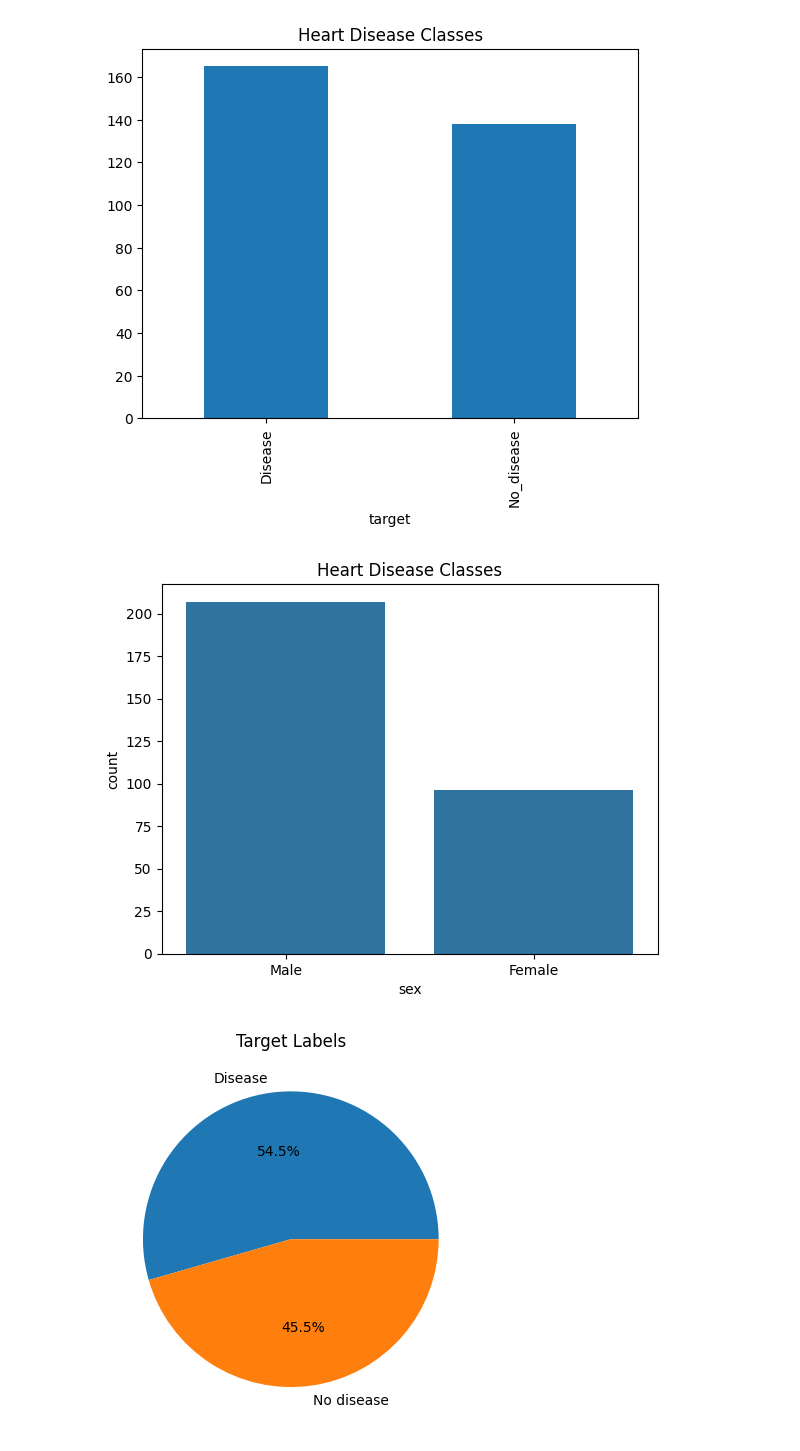
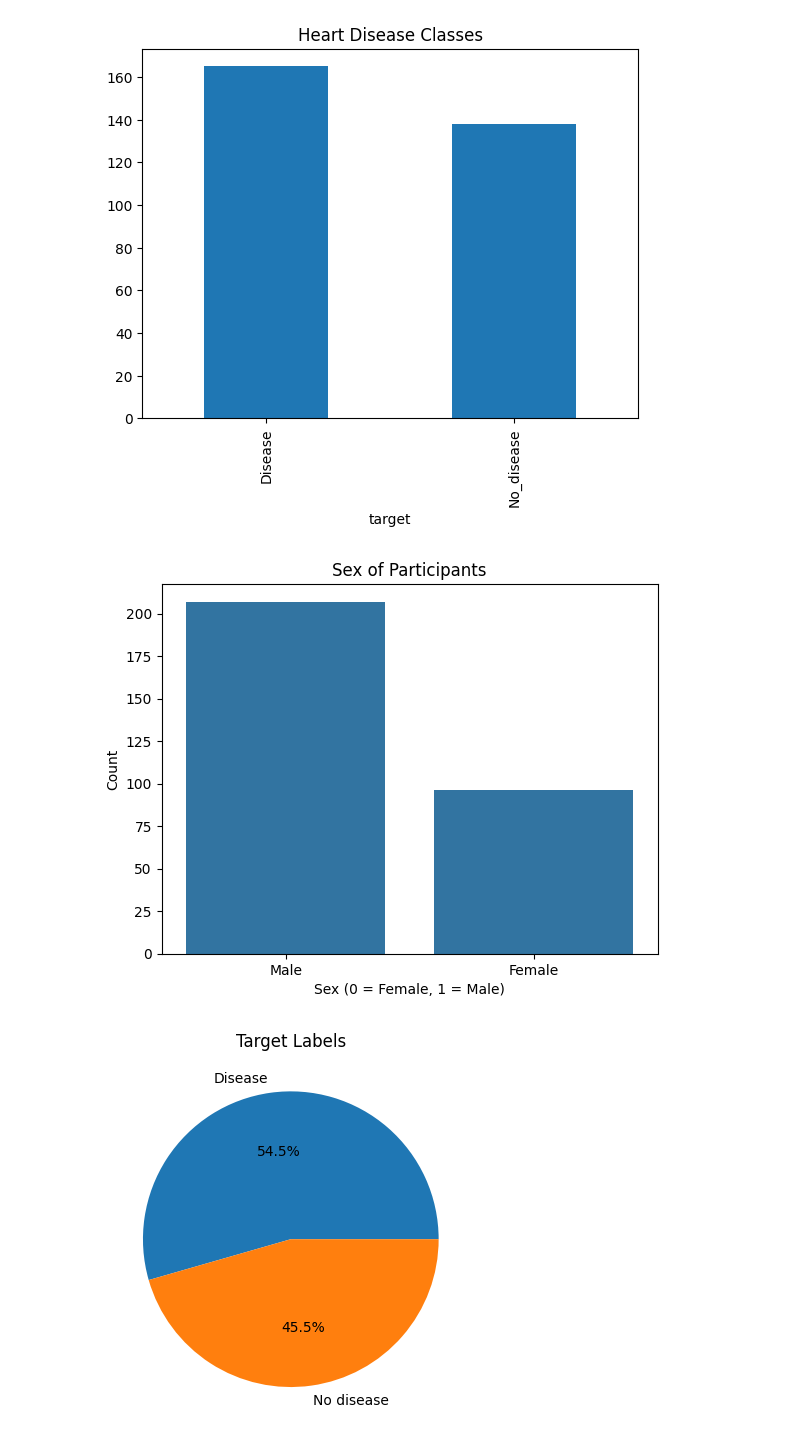
Before and after one commit to arushimathur2604/FMML-Project1, a Jupyter notebook: FMML_Module_2_project_2024.ipynb, the cells around one changed output. Saved outputs shown, nothing was run; the diff lists cells and outputs as text; code cells hidden in the pictures.

```diff
--- a/FMML_Module_2_project_2024.ipynb
+++ b/FMML_Module_2_project_2024.ipynb
@@ -100,8 +100,13 @@ Text(0.5, 1.0, 'Heart Disease Classes')
 # %%
 ## Now plot a barplot indicating the the sex of the participants involved in the study, use whatever method of ploting comfortable for you
 ## to do
+sns.barplot(x=data['sex'].value_counts().index, y=data['sex'].value_counts().values)
+plt.title('Sex of Participants')
+plt.xlabel('Sex (0 = Female, 1 = Male)')
+plt.ylabel('Count')
+plt.show()
 # %% [output]
-[figure, old version]
+[figure, new version]
 # %%
 ## pie charts can also be used to show the same infomation in a different manner
 plt.pie(data['target'].value_counts(), labels=["Disease", "No disease"], autopct='%1.1f%%')
```
Also changed, not shown: parts of 17 cells of this notebook.
